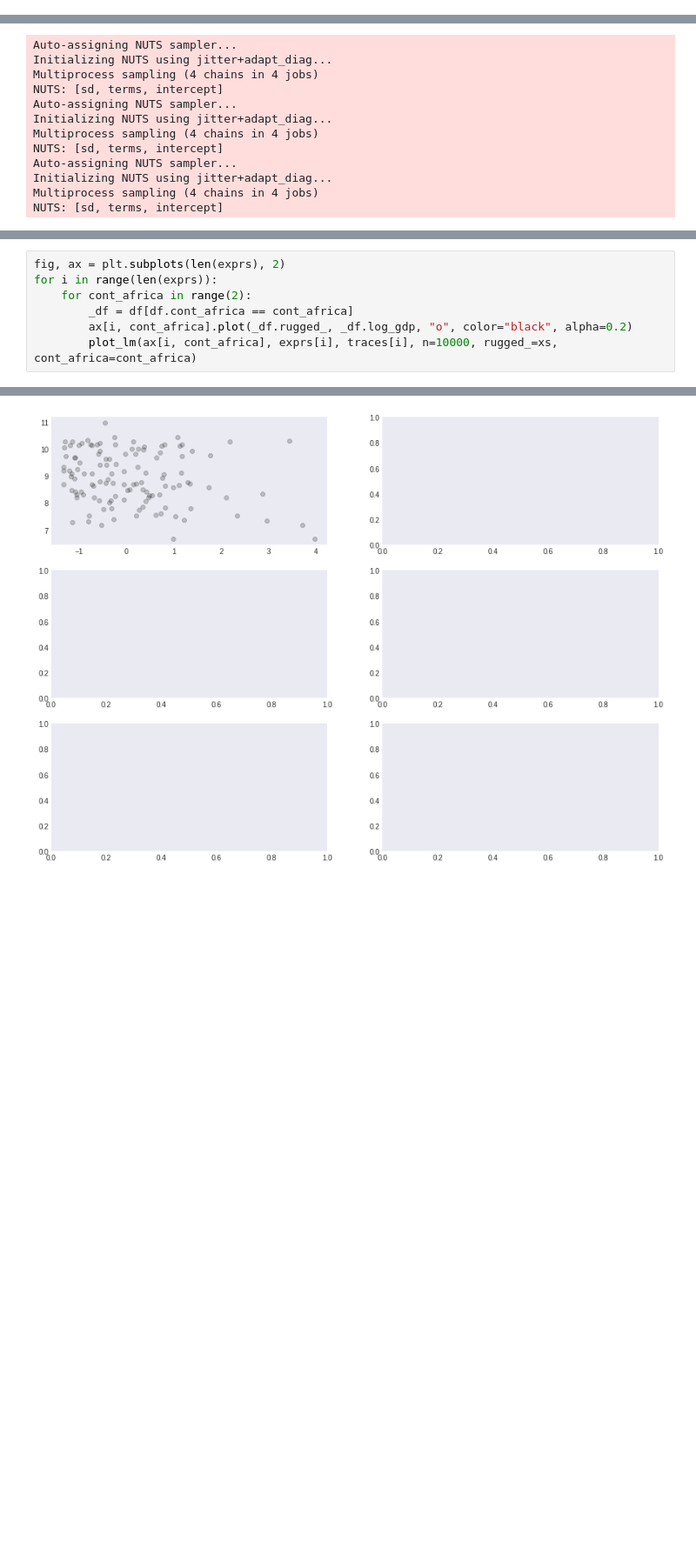
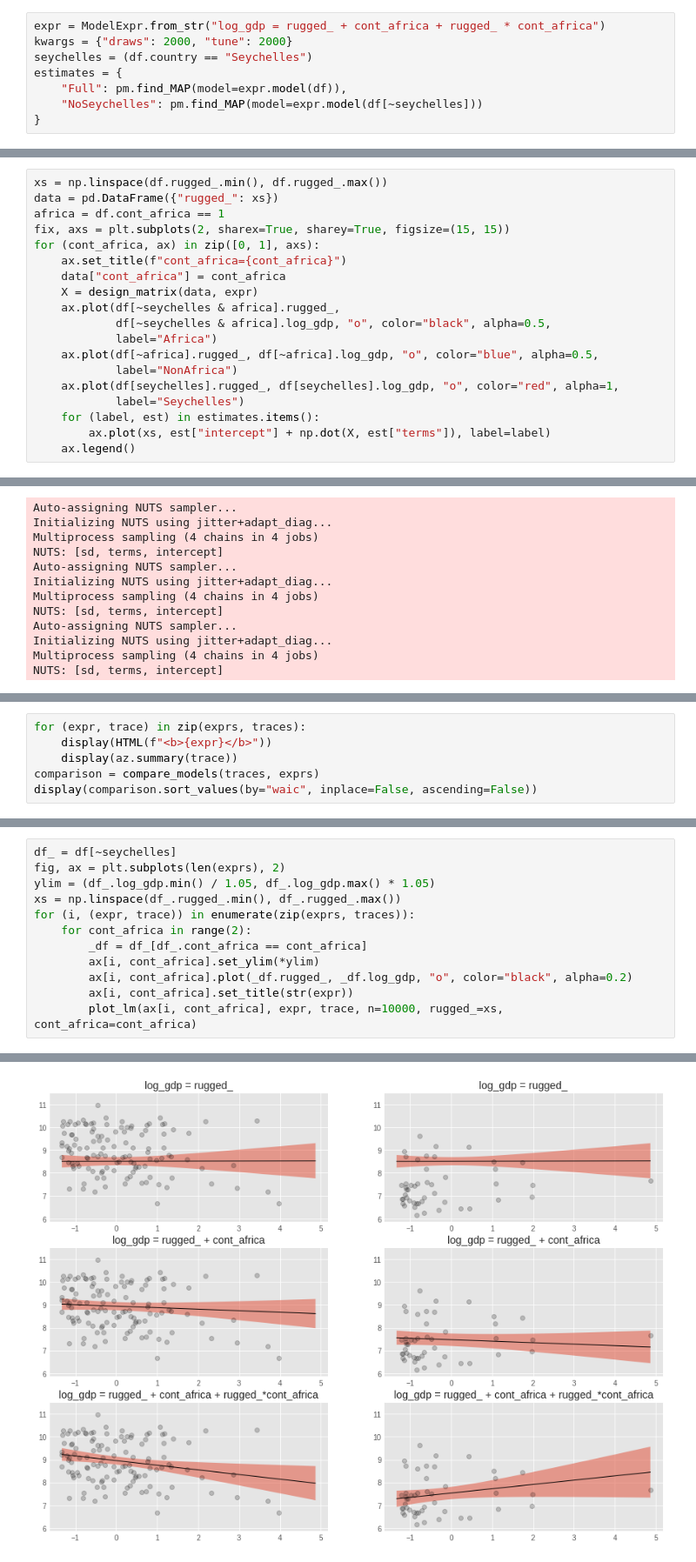
Before and after one commit to bartfrenk/courses, a Jupyter notebook: statistical-rethinking/notebooks/chapter-7.ipynb, the cells around one changed output, grey strips where cells are left out. Shown at 87% size. Drawn from its saved outputs; the diff is of its cells as text; blank space fills up the shorter version.

```diff
--- a/statistical-rethinking/notebooks/chapter-7.ipynb
+++ b/statistical-rethinking/notebooks/chapter-7.ipynb
@@ -320,0 +237,8 @@ See http://arxiv.org/abs/1507.04544 for details
+# %%
+expr = ModelExpr.from_str("log_gdp = rugged_ + cont_africa + rugged_ * cont_africa")
+kwargs = {"draws": 2000, "tune": 2000}
+seychelles = (df.country == "Seychelles")
+estimates = {
+    "Full": pm.find_MAP(model=expr.model(df)),
+    "NoSeychelles": pm.find_MAP(model=expr.model(df[~seychelles]))
+}
@@ -320,0 +247,19 @@ See http://arxiv.org/abs/1507.04544 for details
+# %%
+xs = np.linspace(df.rugged_.min(), df.rugged_.max())
+data = pd.DataFrame({"rugged_": xs})
+africa = df.cont_africa == 1
+fix, axs = plt.subplots(2, sharex=True, sharey=True, figsize=(15, 15))
+for (cont_africa, ax) in zip([0, 1], axs):
+    ax.set_title(f"cont_africa={cont_africa}")
+    data["cont_africa"] = cont_africa
+    X = design_matrix(data, expr)
+    ax.plot(df[~seychelles & africa].rugged_,
+            df[~seychelles & africa].log_gdp, "o", color="black", alpha=0.5,
+            label="Africa")
+    ax.plot(df[~africa].rugged_, df[~africa].log_gdp, "o", color="blue", alpha=0.5,
+            label="NonAfrica")
+    ax.plot(df[seychelles].rugged_, df[seychelles].log_gdp, "o", color="red", alpha=1,
+            label="Seychelles")
+    for (label, est) in estimates.items():
+        ax.plot(xs, est["intercept"] + np.dot(X, est["terms"]), label=label)
+    ax.legend()
@@ -348,0 +289,6 @@ See http://arxiv.org/abs/1507.04544 for details
+# %%
+for (expr, trace) in zip(exprs, traces):
+    display(HTML(f"<b>{expr}</b>"))
+    display(az.summary(trace))
+comparison = compare_models(traces, exprs)
+display(comparison.sort_values(by="waic", inplace=False, ascending=False))
@@ -349,8 +320,13 @@ See http://arxiv.org/abs/1507.04544 for details
 # %%
+df_ = df[~seychelles]
 fig, ax = plt.subplots(len(exprs), 2)
-for i in range(len(exprs)):
+ylim = (df_.log_gdp.min() / 1.05, df_.log_gdp.max() * 1.05)
+xs = np.linspace(df_.rugged_.min(), df_.rugged_.max())
+for (i, (expr, trace)) in enumerate(zip(exprs, traces)):
     for cont_africa in range(2):
-        _df = df[df.cont_africa == cont_africa]
+        _df = df_[df_.cont_africa == cont_africa]
+        ax[i, cont_africa].set_ylim(*ylim)
         ax[i, cont_africa].plot(_df.rugged_, _df.log_gdp, "o", color="black", alpha=0.2)
-        plot_lm(ax[i, cont_africa], exprs[i], traces[i], n=10000, rugged_=xs, cont_africa=cont_africa)
+        ax[i, cont_africa].set_title(str(expr))
+        plot_lm(ax[i, cont_africa], expr, trace, n=10000, rugged_=xs, cont_africa=cont_africa)
 # %% [output]
@@ -358 +333 @@ AttributeError: 'numpy.ndarray' object has no attribute 'plot'
-[figure, old version]
+[figure, new version]
```
Also changed, not shown: parts of 30 cells of this notebook, 1 other file.
